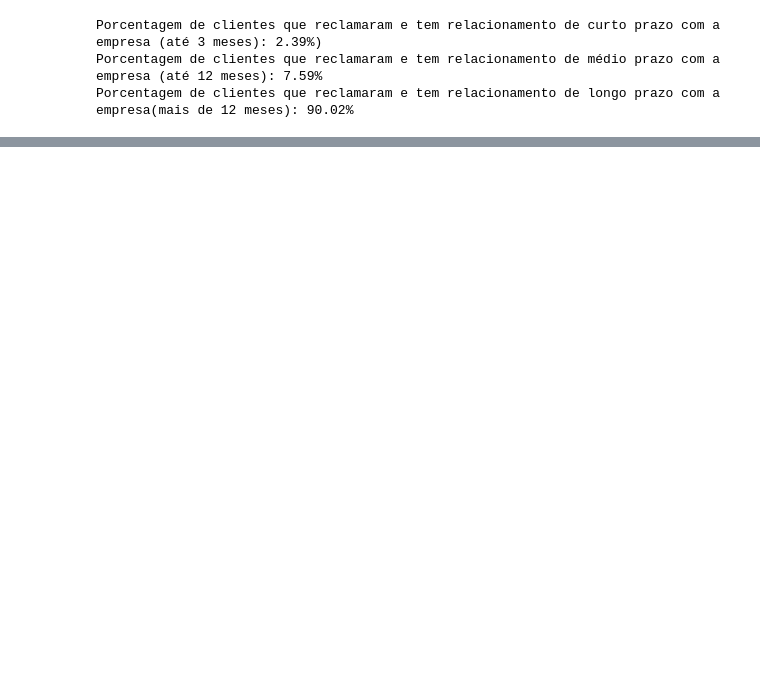
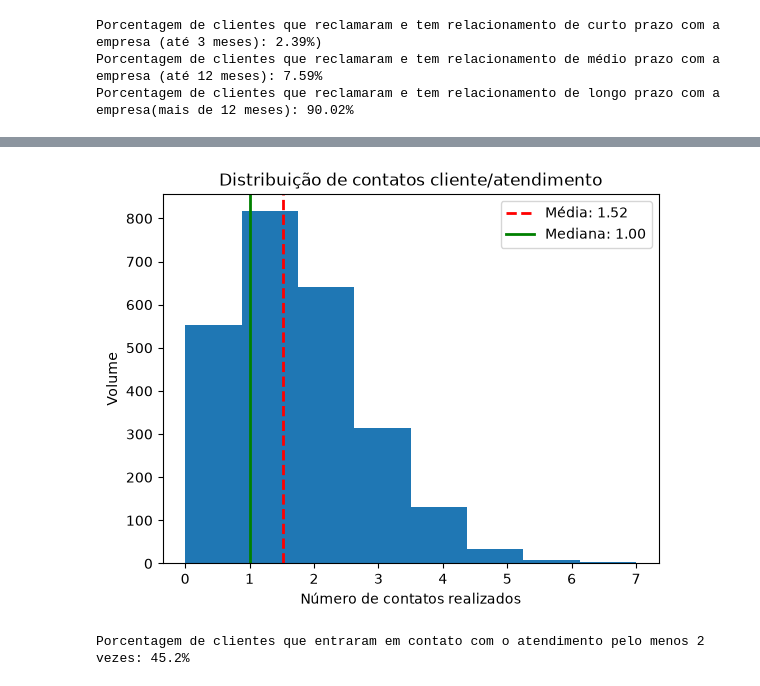
Before and after one commit to matheusvaraujo/CienciaDeDadosProjetos, a Jupyter notebook: tech_challenge/tech_challenge.ipynb, the cells around one changed output, grey strips where cells are left out. Drawn from its saved outputs; the diff is of its cells as text; code cells hidden in the pictures; blank space fills up the shorter version.

```diff
--- a/tech_challenge/tech_challenge.ipynb
+++ b/tech_challenge/tech_challenge.ipynb
@@ -456,0 +520,24 @@ Porcentagem de clientes que reclamaram e tem relacionamento de longo prazo com a
+# %%
+media = np.mean(df['numero_contatos_do_cliente_e_atendimento'])
+mediana = np.median(df['numero_contatos_do_cliente_e_atendimento'])
+
+plt.hist(df['numero_contatos_do_cliente_e_atendimento'], bins=8)
+plt.title('Distribuição de contatos cliente/atendimento')
+plt.xlabel('Número de contatos realizados')
+plt.ylabel('Volume')
+plt.axvline(media, color='red', linewidth=2, linestyle='--', label=f'Média: {media:.2f}')
+plt.axvline(mediana, color='green', linewidth=2, linestyle='-', label=f'Mediana: {mediana:.2f}')
+
+plt.legend()
+plt.show()
+# %% [output]
+[figure, added]
+# %%
+contatos_cliente_maior_igual_2 = df[df['numero_contatos_do_cliente_e_atendimento'] >= 2]
+qtd_contatos_clientes_maior_igual_2 = contatos_cliente_maior_igual_2.value_counts().sum()
+
+porce_contatos_cliente_maior_igual_2 = (qtd_contatos_clientes_maior_igual_2 / quantidade_total_de_pedidos) * 100
+
+print(f'Porcentagem de clientes que entraram em contato com o atendimento pelo menos 2 vezes: {porce_contatos_cliente_maior_igual_2}%')
+# %% [output]
+Porcentagem de clientes que entraram em contato com o atendimento pelo menos 2 vezes: 45.2%
```
Also changed, not shown: parts of 12 cells of this notebook.
